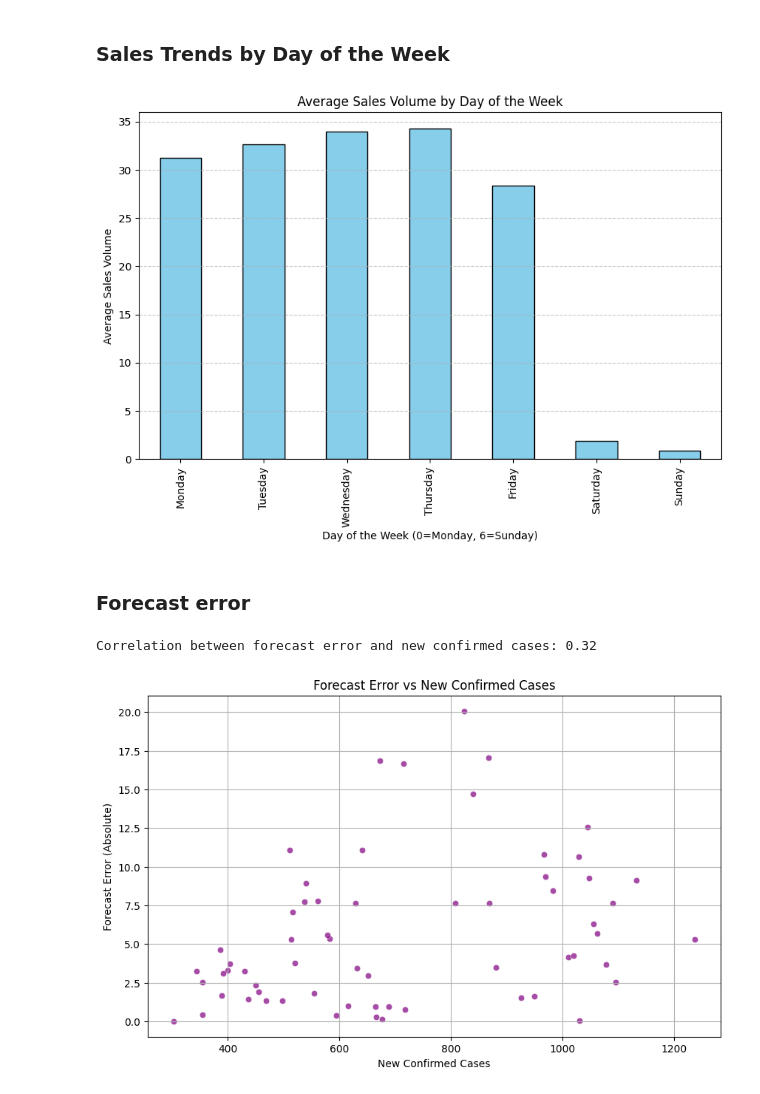
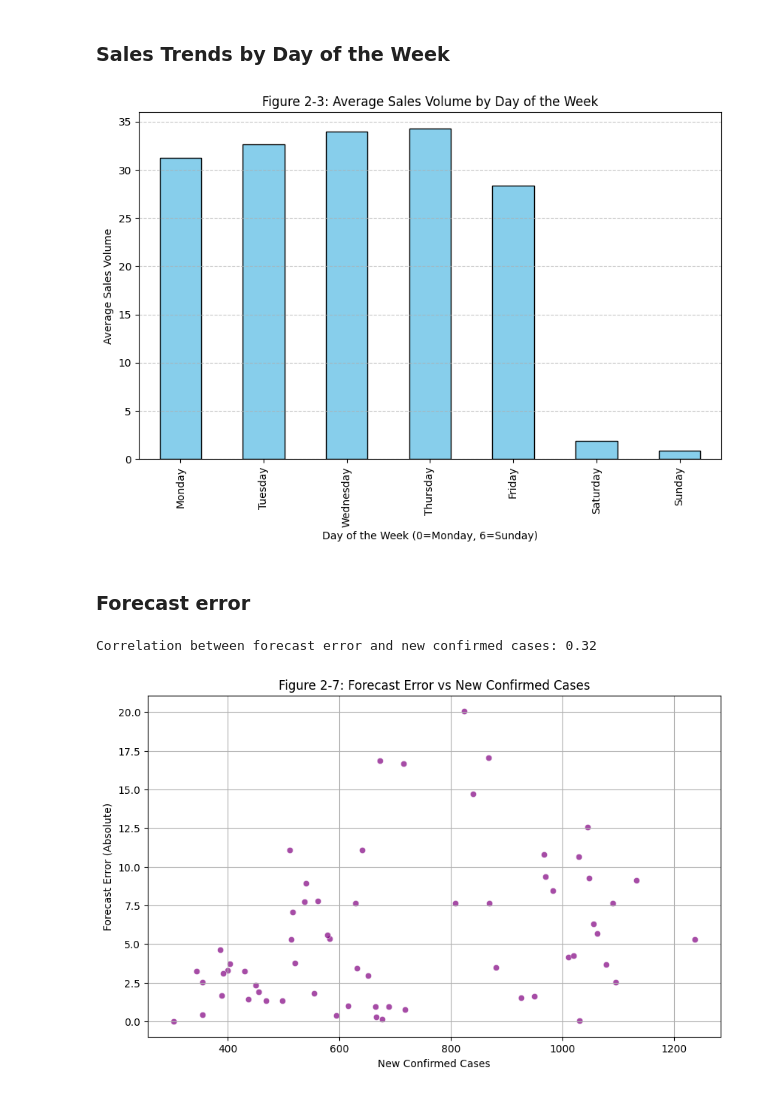
Before and after one commit to akit-a/hw_6_2, a Jupyter notebook: pandemic_sales_analysis.ipynb, the cells around one changed output. Cells and saved outputs as stored; diff of their text form; code cells hidden in the pictures.

```diff
--- a/pandemic_sales_analysis.ipynb
+++ b/pandemic_sales_analysis.ipynb
@@ -175,21 +175,21 @@ Name: actual, dtype: float64
 # %%
 # Add day of the week as a feature
 merged_df['day_of_week'] = merged_df['date'].dt.dayofweek  # Monday=0, Sunday=6
 
 # Calculate average sales by day of the week
 avg_sales_by_day = merged_df.groupby('day_of_week')['actual'].mean()
 
 # Plot average sales by day of the week
 plt.figure(figsize=(10, 6))
 avg_sales_by_day.plot(kind='bar', color='skyblue', edgecolor='black')
-plt.title('Average Sales Volume by Day of the Week')
+plt.title('Figure 2-3: Average Sales Volume by Day of the Week')
 plt.xlabel('Day of the Week (0=Monday, 6=Sunday)')
 plt.ylabel('Average Sales Volume')
 plt.xticks(ticks=range(7), labels=['Monday', 'Tuesday', 'Wednesday', 'Thursday', 'Friday', 'Saturday', 'Sunday'])
 plt.grid(axis='y', linestyle='--', alpha=0.7)
 plt.show()
 # %% [output]
-[figure, old version]
+[figure, new version]
 # %% [markdown]
 ### Forecast error
 # %%
@@ -207,11 +207,11 @@ print(f"Correlation between forecast error and new confirmed cases: {forecast_er
 # Scatter plot of forecast error vs new confirmed cases
 plt.figure(figsize=(10, 6))
 sns.scatterplot(data=merged_df, x='new_confirmed', y='forecast_error', color='purple', alpha=0.7)
-plt.title('Forecast Error vs New Confirmed Cases')
+plt.title('Figure 2-7: Forecast Error vs New Confirmed Cases')
 plt.xlabel('New Confirmed Cases')
 plt.ylabel('Forecast Error (Absolute)')
 plt.grid(True)
 plt.show()
 # %% [output]
 Correlation between forecast error and new confirmed cases: 0.32
-[figure, old version]
+[figure, new version]
```
Also changed, not shown: parts of 4 cells of this notebook.
